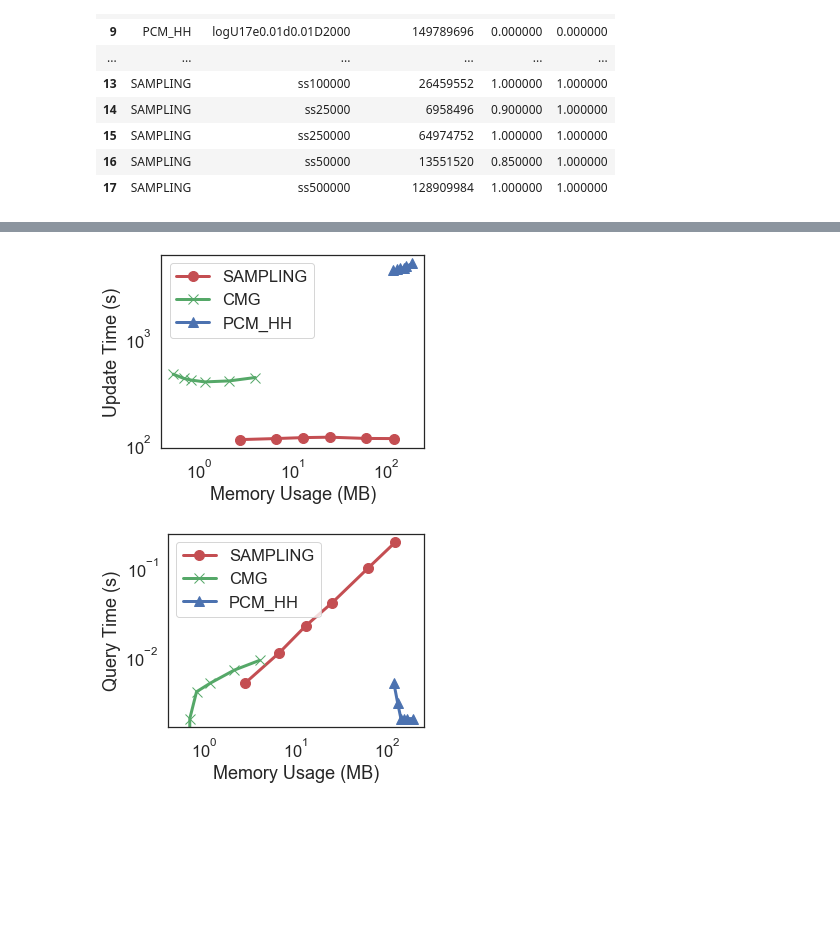
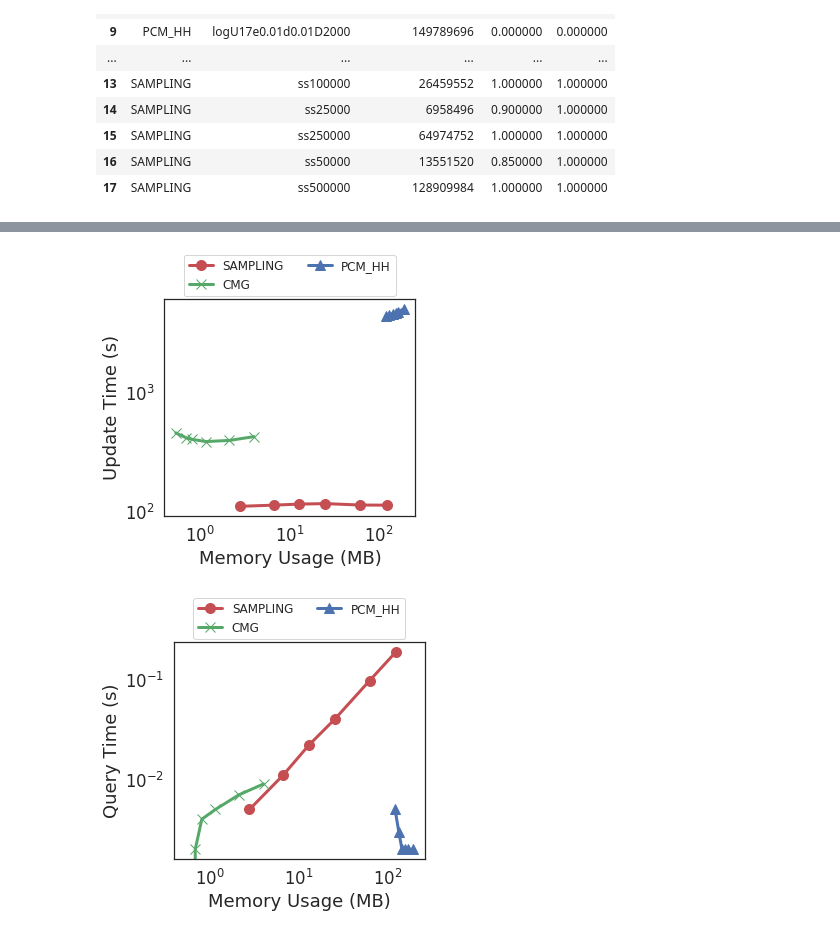
Before and after one commit to Yanqing-UTAH/ATTPCode, a Jupyter notebook: plot/HH_ATTP_objectid.ipynb, the cells around one changed output, grey strips where cells are left out. Drawn from its saved outputs; the diff is of its cells as text; code cells hidden in the pictures; blank space fills up the shorter version.

```diff
--- a/plot/HH_ATTP_objectid.ipynb
+++ b/plot/HH_ATTP_objectid.ipynb
@@ -8,7 +10,7 @@ sns.set(font_scale=1.5)
 sns.set_style("white")
 # %%
 prefix = "HH_object_ATTP_"
-filename = "object_id_attp_filtered_combined.txt"
+filename = "filtered_logs/object_id_attp_filtered_combined.txt"
 s = open(filename, "r").readlines()
 # %%
 raw_pr = []
@@ -184,20 +187,27 @@ plt.savefig(prefix + 'recall.pdf')
 # %%
-fig, ax = plt.subplots(figsize = (8, 4))
+fig, ax = plt.subplots(figsize = (4.5, 4))
 cnt = 0
+sketch_param = {
+    "PCM_HH" : ["logU17e0.04d0.01D2000"],
+    "SAMPLING" : ["ss50000"],
+    "CMG" : ["e0.001000"],
+}
 
+rc('text', usetex=True)
 for sk in sketch_type:
     cnt0 = 0
     for p in sketch_param[sk]:
         dat = mem[(mem["Sketch"] == sk) & (mem["Param"] == p)].sort_values(by = "Stream Size").transpose().to_numpy()
-        plt.plot(dat[2] / 1000000.0, dat[3] / 1048576.0, label = "%s #%d" % (sk, cnt0), markersize = ms, color = colors[cnt], linestyle = linestyles[cnt0], linewidth = lw)
+        plt.plot(dat[2] / 1000000.0, dat[3] / 1048576.0, label = "%s %s" % (sk.replace('_', '\\_'), prettify_param(p)), markersize = ms, color = colors[cnt], linestyle = linestyles[cnt0], linewidth = lw)
         cnt0 += 1
     cnt += 1
 
-ax.legend(bbox_to_anchor=(1.05, 1))
+lgd = ax.legend(loc="upper center", bbox_to_anchor=(0.5, 1.32), ncol=1, fontsize=12)
 
-ax.set_yscale("log")
+#ax.set_yscale("log")
 ax.set_xlabel("Stream Size (M)")
 ax.set_ylabel("Memory Usage (MB)")
-plt.tight_layout()
-plt.savefig(prefix + 'mem.pdf')
+#plt.tight_layout()
+plt.savefig(prefix + 'mem.pdf', bbox_extra_artists=[lgd], bbox_inches='tight')
+rc('text', usetex=False)
 # %% [output]
@@ -205,34 +215,35 @@ plt.savefig(prefix + 'mem.pdf')
 # %%
-fig, ax = plt.subplots(figsize = (5, 4))
+fig, ax = plt.subplots(figsize = (4.5, 4))
 cnt = 0
+
 for sk in sketch_type:
     dat = utime[utime["Sketch"] == sk].sort_values(by = "Memory Usage (B)").transpose().to_numpy()
     plt.plot(dat[-1] / 1048576.0, dat[-2]/1000.0, color = colors[cnt], marker = markers[cnt], label = sk, markersize = ms, linewidth = lw)
     cnt += 1
 
-ax.legend()
+lgd = ax.legend(loc="upper center", bbox_to_anchor=(0.5, 1.23), ncol=2, fontsize=12)
 ax.set_xscale("log")
 ax.set_yscale("log")
 ax.set_xlabel("Memory Usage (MB)")
 ax.set_ylabel("Update Time (s)")
-plt.tight_layout()
-plt.savefig(prefix + 'utime.pdf')
+#plt.tight_layout()
+plt.savefig(prefix + 'utime.pdf', bbox_extra_artists=[lgd], bbox_inches='tight')
 # %% [output]
-[figure, old version]
+[figure, new version]
 # %%
-fig, ax = plt.subplots(figsize = (5, 4))
+fig, ax = plt.subplots(figsize = (4.5, 4))
 cnt = 0
 for sk in sketch_type:
     dat = qtime[qtime["Sketch"] == sk].sort_values(by = "Memory Usage (B)").transpose().to_numpy()
     plt.plot(dat[-1] / 1048576.0, dat[-2]/1000.0, color = colors[cnt], marker = markers[cnt], label = sk, markersize = ms, linewidth = lw)
     cnt += 1
 
-ax.legend()
+lgd = ax.legend(loc="upper center", bbox_to_anchor=(0.5, 1.23), ncol=2, fontsize=12)
 ax.set_xscale("log")
 ax.set_yscale("log")
 ax.set_xlabel("Memory Usage (MB)")
 ax.set_ylabel("Query Time (s)")
-plt.tight_layout()
-plt.savefig(prefix + 'qtime.pdf')
+#plt.tight_layout()
+plt.savefig(prefix + 'qtime.pdf', bbox_extra_artists=[lgd], bbox_inches='tight')
 # %% [output]
-[figure, old version]
+[figure, new version]
```
Also changed, not shown: parts of 5 cells of this notebook, 8 other files.
